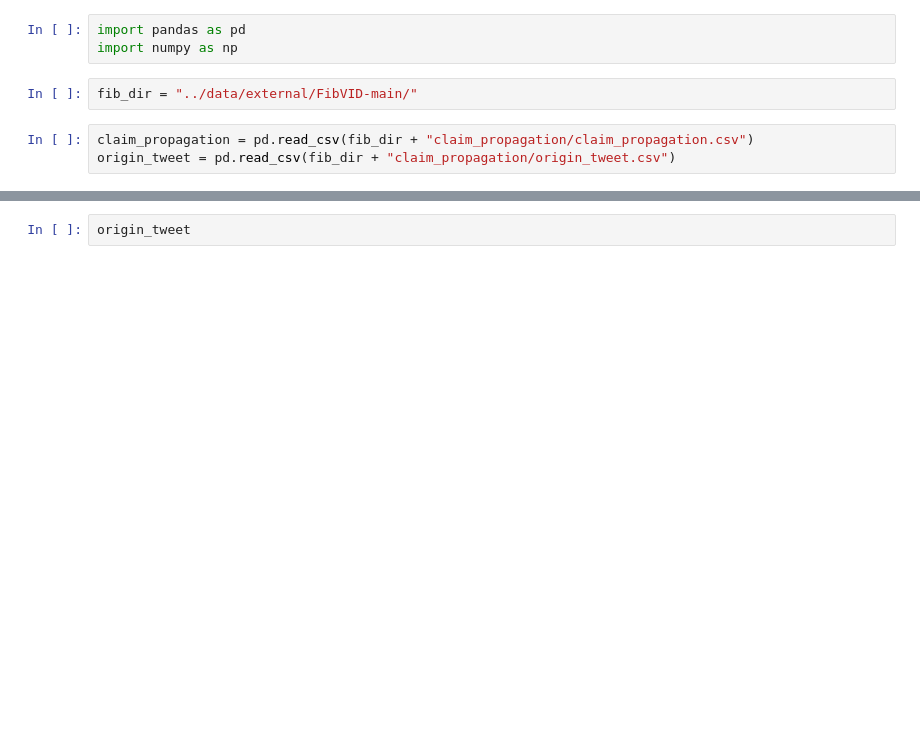
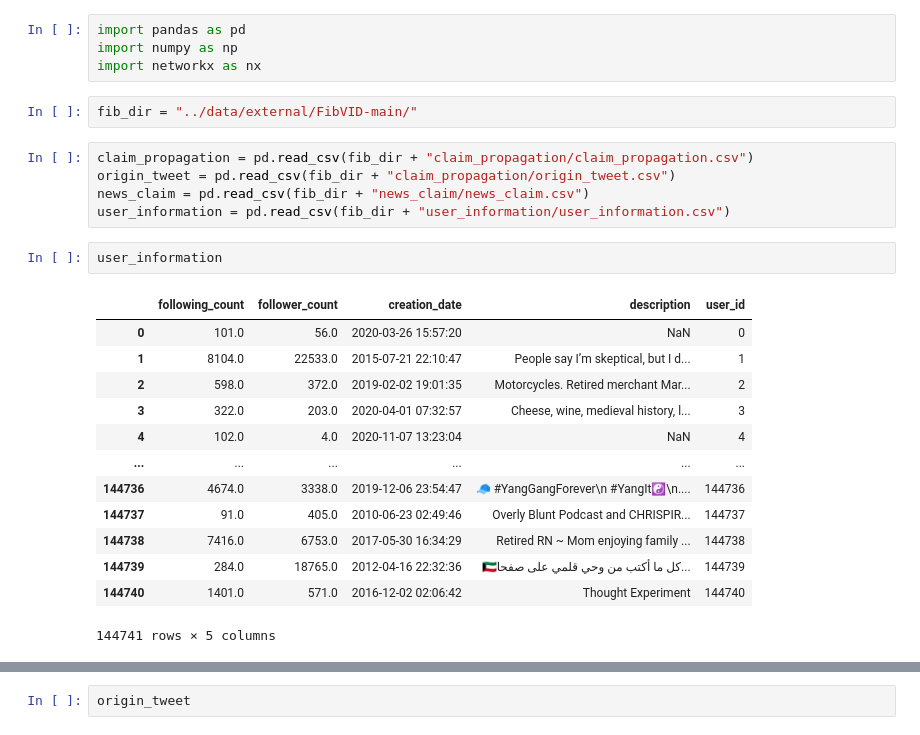
Before and after one commit to ethan-grinberg/misinformation-cluster-analysis, a Jupyter notebook: notebooks/7-ebg-exploring-fibvid.ipynb, the cells around one changed output, grey strips where cells are left out. Cells and saved outputs as stored; diff of their text form; blank space fills up the shorter version.

```diff
--- a/notebooks/7-ebg-exploring-fibvid.ipynb
+++ b/notebooks/7-ebg-exploring-fibvid.ipynb
@@ -1,8 +1,27 @@
 # %%
 import pandas as pd
 import numpy as np
+import networkx as nx
 # %%
 fib_dir = "../data/external/FibVID-main/"
 # %%
 claim_propagation = pd.read_csv(fib_dir + "claim_propagation/claim_propagation.csv")
 origin_tweet = pd.read_csv(fib_dir + "claim_propagation/origin_tweet.csv")
+news_claim = pd.read_csv(fib_dir + "news_claim/news_claim.csv")
+user_information = pd.read_csv(fib_dir + "user_information/user_information.csv")
+# %%
+user_information
+# %% [output]
+|  | following_count | follower_count | creation_date | description | user_id |
+| 0 | 101.0 | 56.0 | 2020-03-26 15:57:20 | NaN | 0 |
+| 1 | 8104.0 | 22533.0 | 2015-07-21 22:10:47 | People say I’m skeptical, but I d... | 1 |
+| 2 | 598.0 | 372.0 | 2019-02-02 19:01:35 | Motorcycles. Retired merchant Mar... | 2 |
+| 3 | 322.0 | 203.0 | 2020-04-01 07:32:57 | Cheese, wine, medieval history, l... | 3 |
+| 4 | 102.0 | 4.0 | 2020-11-07 13:23:04 | NaN | 4 |
+| ... | ... | ... | ... | ... | ... |
+| 144736 | 4674.0 | 3338.0 | 2019-12-06 23:54:47 | 🧢 #YangGangForever\n #YangIt☯️\n.... | 144736 |
+| 144737 | 91.0 | 405.0 | 2010-06-23 02:49:46 | Overly Blunt Podcast and CHRISPIR... | 144737 |
+| 144738 | 7416.0 | 6753.0 | 2017-05-30 16:34:29 | Retired RN ~ Mom enjoying family ... | 144738 |
+| 144739 | 284.0 | 18765.0 | 2012-04-16 22:32:36 | 🇰🇼كل ما أكتب من وحي قلمي على صفحا... | 144739 |
+| 144740 | 1401.0 | 571.0 | 2016-12-02 02:06:42 | Thought Experiment | 144740 |
+144741 rows × 5 columns
```
Also changed, not shown: parts of 10 cells of this notebook.
